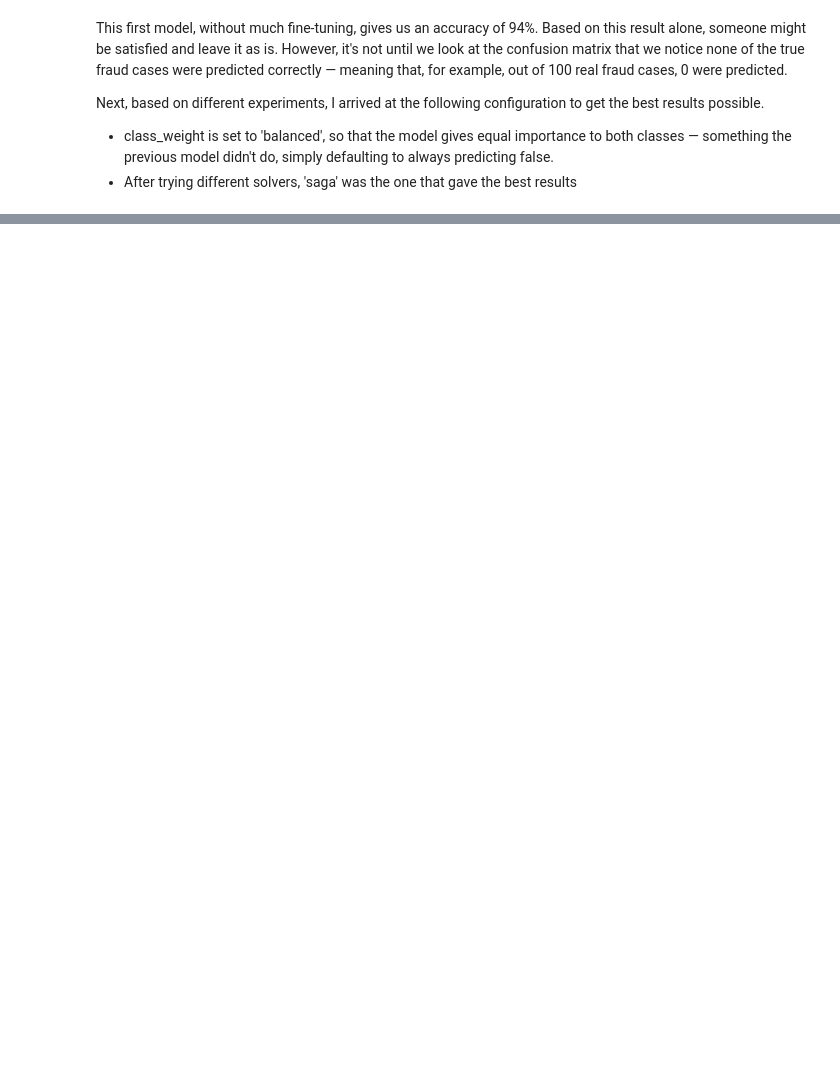
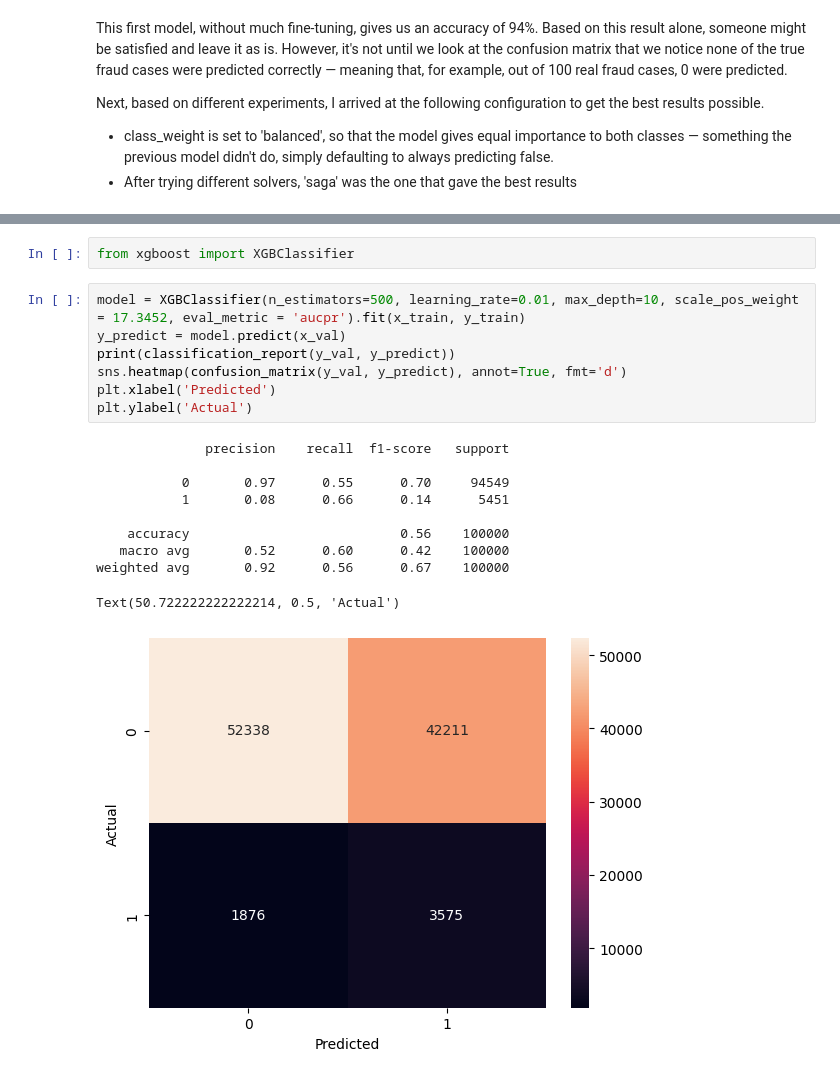
Before and after one commit to monci07/Bank_transaction_fraud_detection, a Jupyter notebook: Notebook.ipynb, the cells around one changed output, grey strips where cells are left out. Saved outputs shown, nothing was run; the diff lists cells and outputs as text; blank space fills up the shorter version.

```diff
--- a/Notebook.ipynb
+++ b/Notebook.ipynb
@@ -412,0 +445,20 @@ Text(50.722222222222214, 0.5, 'Actual')
+# %%
+from xgboost import XGBClassifier
+# %%
+model = XGBClassifier(n_estimators=500, learning_rate=0.01, max_depth=10, scale_pos_weight = 17.3452, eval_metric = 'aucpr').fit(x_train, y_train)
+y_predict = model.predict(x_val)
+print(classification_report(y_val, y_predict))
+sns.heatmap(confusion_matrix(y_val, y_predict), annot=True, fmt='d')
+plt.xlabel('Predicted')
+plt.ylabel('Actual')
+# %% [output]
+              precision    recall  f1-score   support
+
+           0       0.97      0.55      0.70     94549
+           1       0.08      0.66      0.14      5451
+
+    accuracy                           0.56    100000
+   macro avg       0.52      0.60      0.42    100000
+weighted avg       0.92      0.56      0.67    100000
+Text(50.722222222222214, 0.5, 'Actual')
+[figure, added]
```
Also changed, not shown: parts of 12 cells of this notebook.
